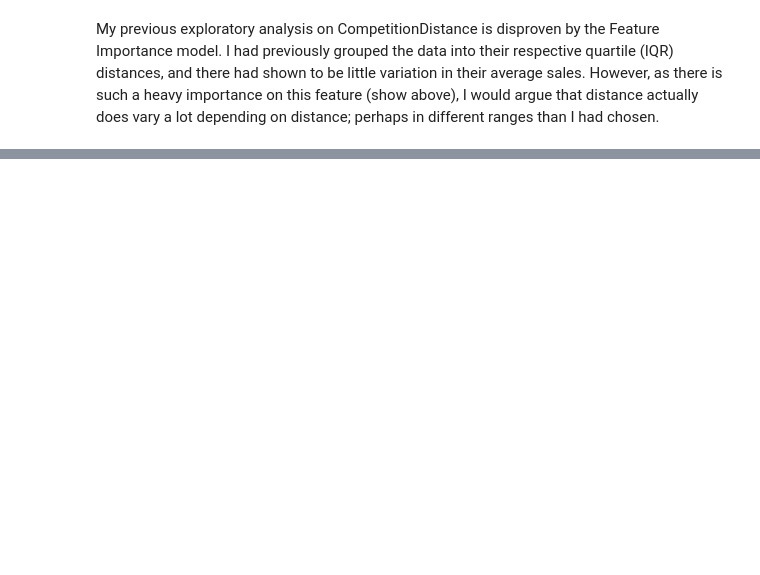
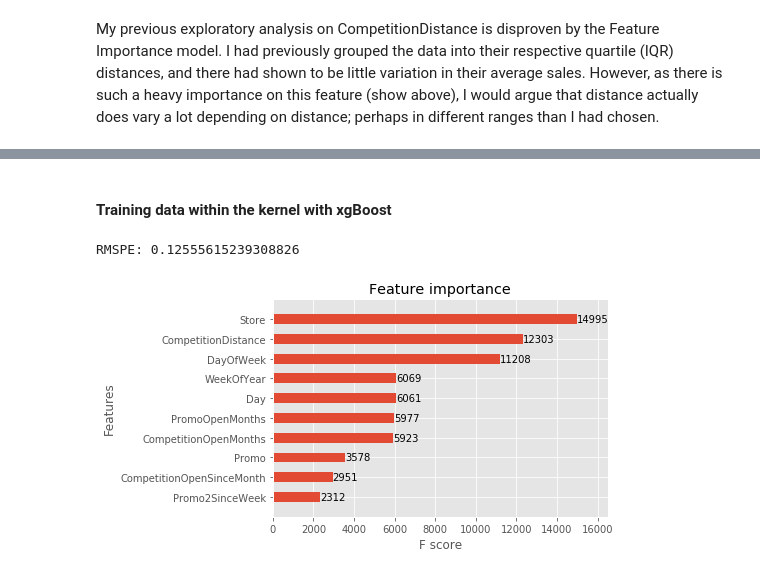
Before and after one commit to tiffanyhsu001/kaggle-rossmann, a Jupyter notebook: Predictive_Modeling.ipynb, the cells around one changed output, grey strips where cells are left out. Saved outputs shown, nothing was run; the diff lists cells and outputs as text; code cells hidden in the pictures; blank space fills up the shorter version.

```diff
--- a/Predictive_Modeling.ipynb
+++ b/Predictive_Modeling.ipynb
@@ -168,0 +176,41 @@ submission.to_csv("submission.csv", index=False)
+# %% [markdown]
+#### Training data within the kernel with xgBoost
+# %%
+def rmspe(y, yhat):
+    return np.sqrt(np.mean((yhat/y-1) ** 2))
+
+def rmspe_xg(y_pred, y):
+    y = np.expm1(y.get_label())
+    y_pred = np.expm1(y_pred)
+    return "rmspe", rmspe(y,y_pred)
+# %%
+dwm_train = xgb.DMatrix(x_train_within, y_train_within)
+dwm_valid = xgb.DMatrix(x_valid_within, y_valid_within)
+evals = [(dwm_train, 'train'), (dwm_valid, 'eval')]
+
+params = {"max_depth": 5,
+              "eta": 0.1,
+              "booster" : "gbtree",
+              "min_child_weight": 1,
+              "subsample": 0.8,
+              "silent": 1,
+              "nthread": 2,
+              "objective":'reg:linear',
+              "seed": 25
+         }
+# %%
+boost_model = xgb.train(params, dwm_train, num_boost_round = 3000, evals=evals,
+                        early_stopping_rounds= 100, feval=rmspe_xg, verbose_eval=0)
+# %%
+# prediction & validation
+y_pred_boost = boost_model.predict(xgb.DMatrix(x_valid_within))
+error_boost = rmspe(np.expm1(y_valid_within), np.expm1(y_pred_boost))
+print('RMSPE:', error_boost)
+# %% [output]
+RMSPE: 0.12555615239308826
+# %%
+plt.style.use('ggplot')
+xgb.plot_importance(boost_model, max_num_features= 10, height=0.5)
+plt.show()
+# %% [output]
+[figure, added]
```
Also changed, not shown: parts of 14 cells of this notebook.
